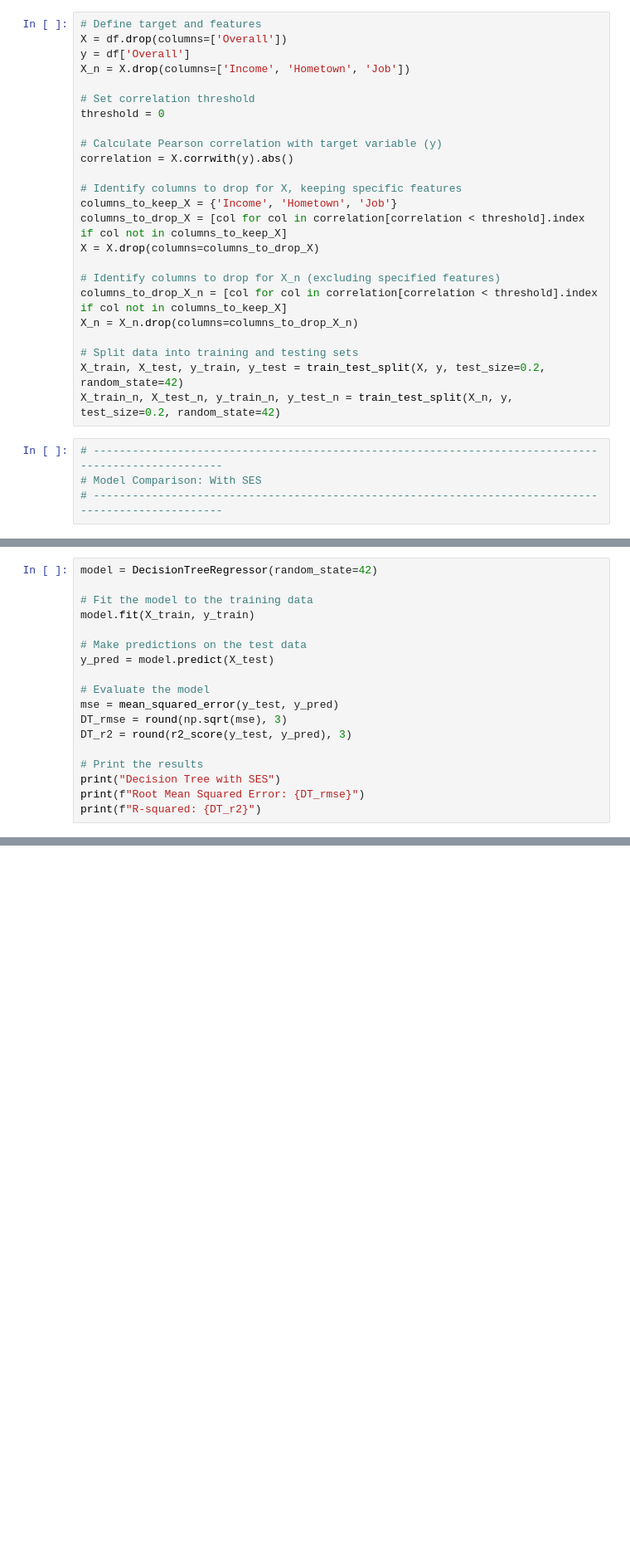
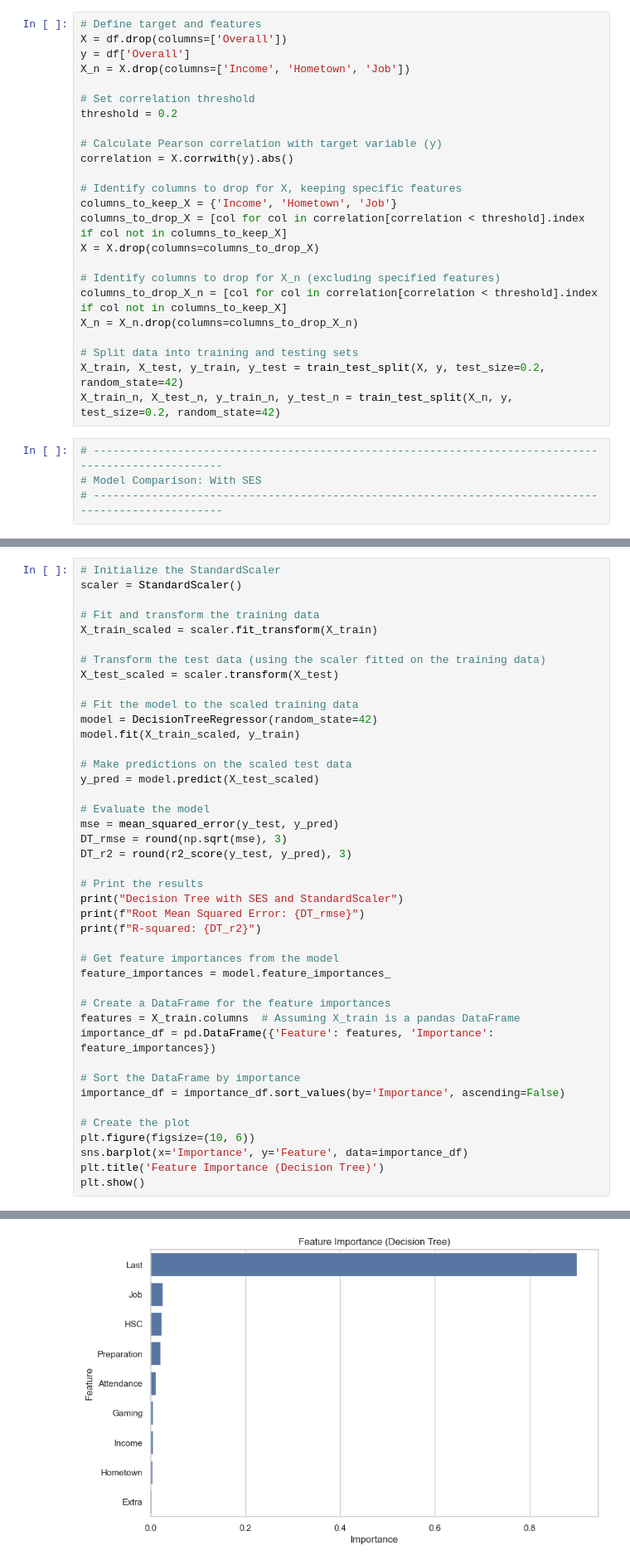
Before and after one commit to aidanahn/Student-Performance-V2, a Jupyter notebook: data_cleaning.ipynb, the cells around one changed output, grey strips where cells are left out. Shown at 83% size. Cells and saved outputs as stored; diff of their text form; blank space fills up the shorter version.

Commit message:
Added graphics

```diff
--- a/data_cleaning.ipynb
+++ b/data_cleaning.ipynb
@@ -52,7 +53,7 @@ y = df['Overall']
 X_n = X.drop(columns=['Income', 'Hometown', 'Job'])
 
 # Set correlation threshold
-threshold = 0
+threshold = 0.2
 
 # Calculate Pearson correlation with target variable (y)
 correlation = X.corrwith(y).abs()
@@ -99,11 +100,19 @@ R-squared: 0.856
 # %%
+# Initialize the StandardScaler
+scaler = StandardScaler()
+
+# Fit and transform the training data
+X_train_scaled = scaler.fit_transform(X_train)
+
+# Transform the test data (using the scaler fitted on the training data)
+X_test_scaled = scaler.transform(X_test)
+
+# Fit the model to the scaled training data
 model = DecisionTreeRegressor(random_state=42)
+model.fit(X_train_scaled, y_train)
 
-# Fit the model to the training data
-model.fit(X_train, y_train)
-
-# Make predictions on the test data
-y_pred = model.predict(X_test)
+# Make predictions on the scaled test data
+y_pred = model.predict(X_test_scaled)
 
 # Evaluate the model
 mse = mean_squared_error(y_test, y_pred)
@@ -111,7 +120,23 @@ DT_rmse = round(np.sqrt(mse), 3)
 DT_r2 = round(r2_score(y_test, y_pred), 3)
 
 # Print the results
-print("Decision Tree with SES")
+print("Decision Tree with SES and StandardScaler")
 print(f"Root Mean Squared Error: {DT_rmse}")
 print(f"R-squared: {DT_r2}")
+
+# Get feature importances from the model
+feature_importances = model.feature_importances_
+
+# Create a DataFrame for the feature importances
+features = X_train.columns  # Assuming X_train is a pandas DataFrame
+importance_df = pd.DataFrame({'Feature': features, 'Importance': feature_importances})
+
+# Sort the DataFrame by importance
+importance_df = importance_df.sort_values(by='Importance', ascending=False)
+
+# Create the plot
+plt.figure(figsize=(10, 6))
+sns.barplot(x='Importance', y='Feature', data=importance_df)
+plt.title('Feature Importance (Decision Tree)')
+plt.show()
 # %% [output]
@@ -121,3 +146,4 @@ R-squared: 0.857
+[figure, added]
 # %%
 model = RandomForestRegressor(random_state=42)
 
```
Also changed, not shown: parts of 12 cells of this notebook, 3 other files.
